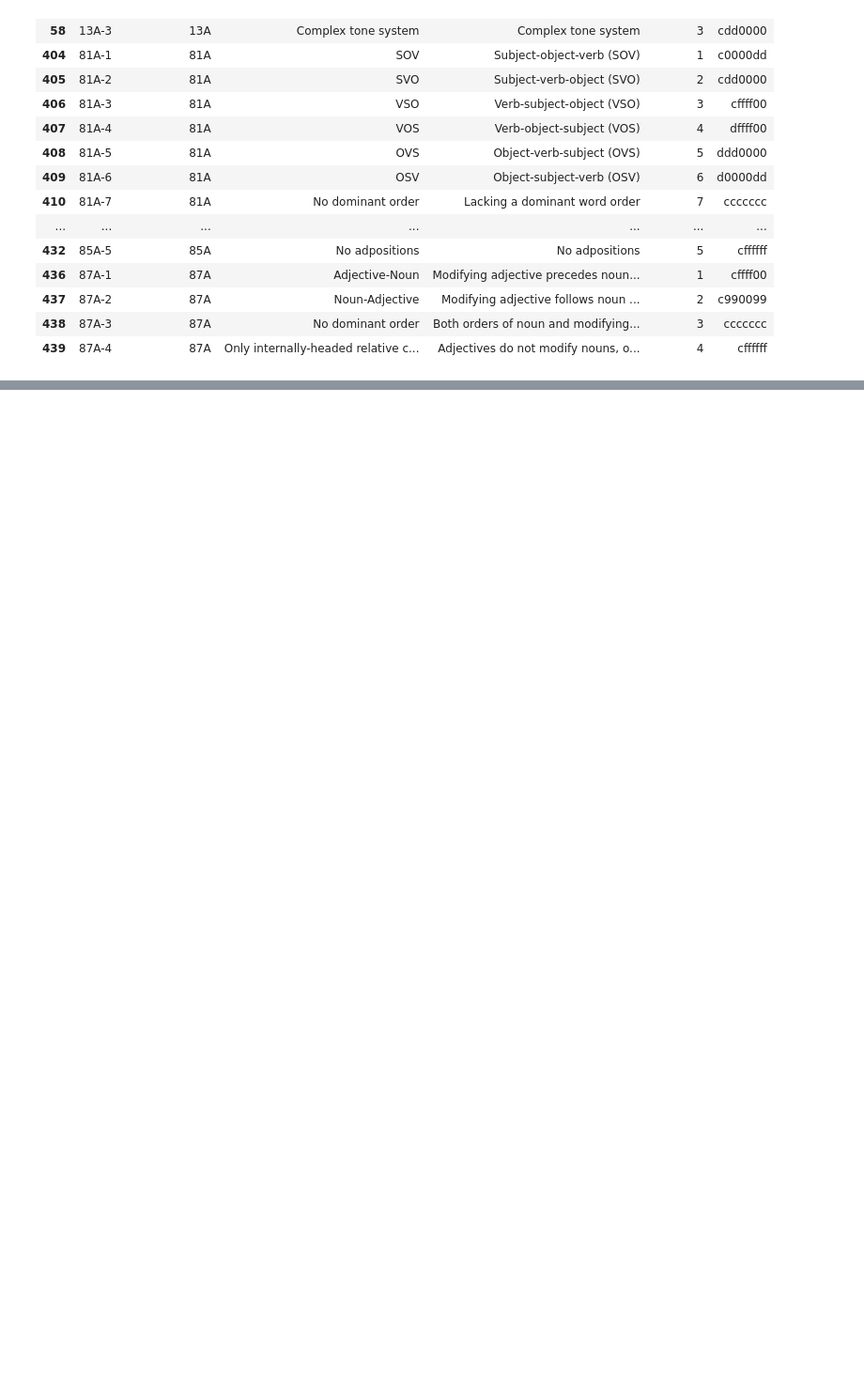
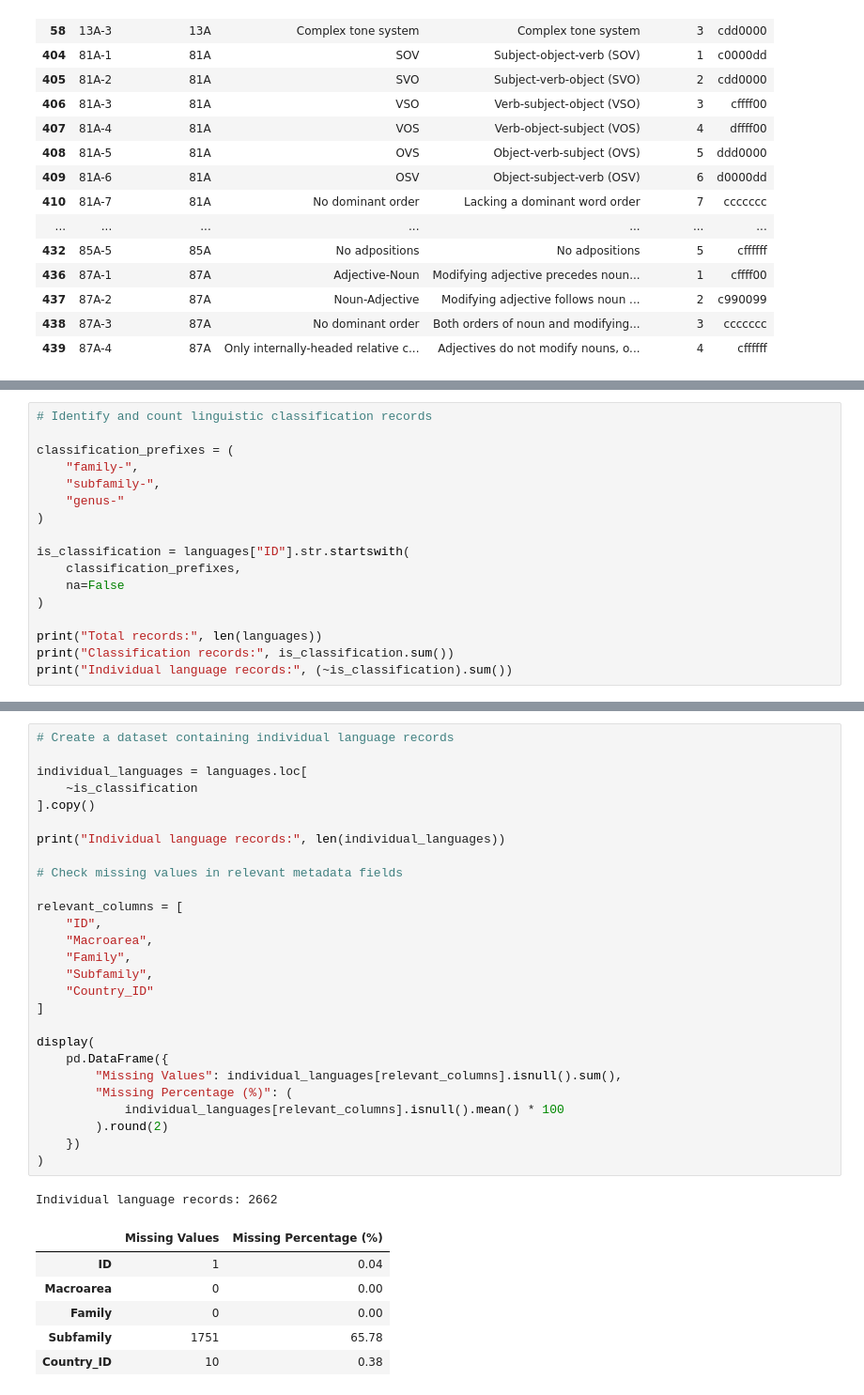
Before and after one commit to Rani-Wheeza/wals-linguistic-association-analysis, a Jupyter notebook: notebooks/01_wals_data_understanding.ipynb, the cells around one changed output, grey strips where cells are left out. Shown at 94% size. Cells and saved outputs as stored; diff of their text form; blank space fills up the shorter version.

```diff
--- a/notebooks/01_wals_data_understanding.ipynb
+++ b/notebooks/01_wals_data_understanding.ipynb
@@ -230,0 +430,17 @@ SELECTED FEATURE CATEGORIES
+# %%
+# Identify and count linguistic classification records
+
+classification_prefixes = (
+    "family-",
+    "subfamily-",
+    "genus-"
+)
+
+is_classification = languages["ID"].str.startswith(
+    classification_prefixes,
+    na=False
+)
+
+print("Total records:", len(languages))
+print("Classification records:", is_classification.sum())
+print("Individual language records:", (~is_classification).sum())
@@ -230,0 +461,35 @@ SELECTED FEATURE CATEGORIES
+# %%
+# Create a dataset containing individual language records
+
+individual_languages = languages.loc[
+    ~is_classification
+].copy()
+
+print("Individual language records:", len(individual_languages))
+
+# Check missing values in relevant metadata fields
+
+relevant_columns = [
+    "ID",
+    "Macroarea",
+    "Family",
+    "Subfamily",
+    "Country_ID"
+]
+
+display(
+    pd.DataFrame({
+        "Missing Values": individual_languages[relevant_columns].isnull().sum(),
+        "Missing Percentage (%)": (
+            individual_languages[relevant_columns].isnull().mean() * 100
+        ).round(2)
+    })
+)
+# %% [output]
+Individual language records: 2662
+|  | Missing Values | Missing Percentage (%) |
+| ID | 1 | 0.04 |
+| Macroarea | 0 | 0.00 |
+| Family | 0 | 0.00 |
+| Subfamily | 1751 | 65.78 |
+| Country_ID | 10 | 0.38 |
```
Also changed, not shown: parts of 22 cells of this notebook.
